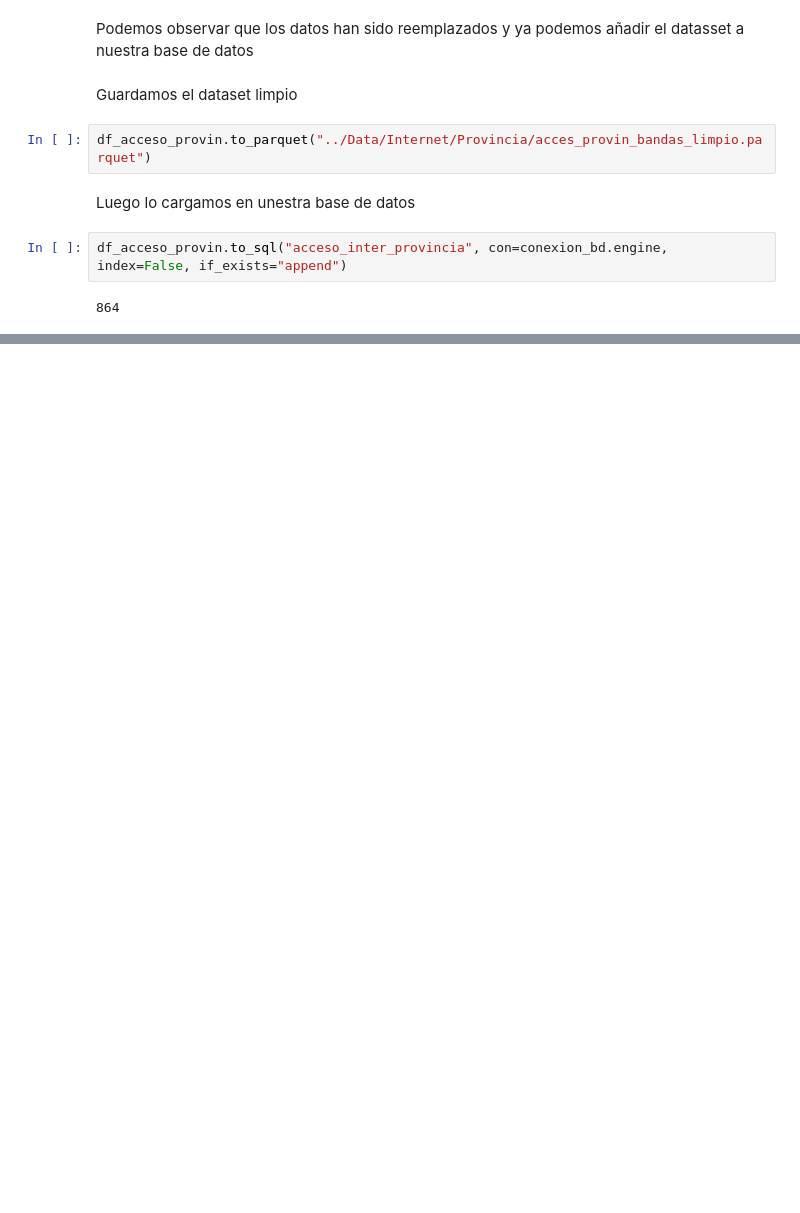
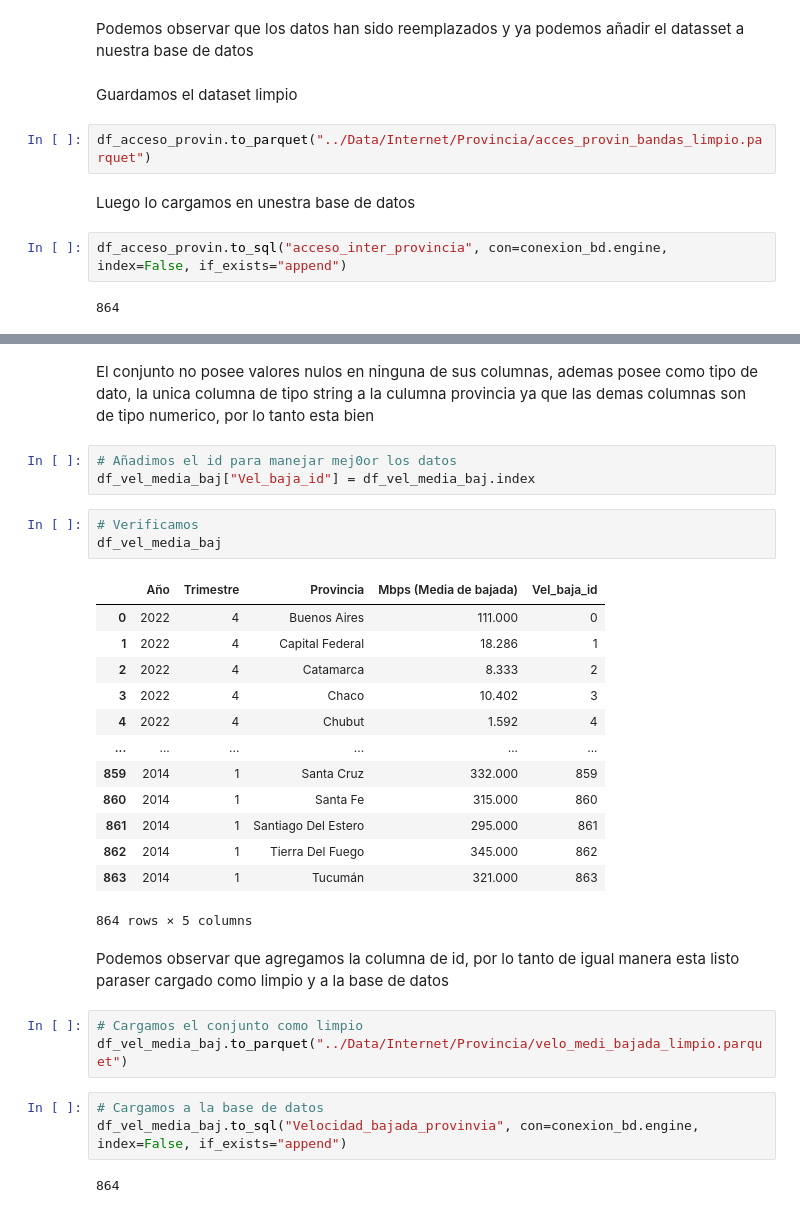
Before and after one commit to freddyv1828/Telecomunicaciones, a Jupyter notebook: Notebooks/Etl_internet.ipynb, the cells around one changed output, grey strips where cells are left out. Saved outputs shown, nothing was run; the diff lists cells and outputs as text; blank space fills up the shorter version.

```diff
--- a/Notebooks/Etl_internet.ipynb
+++ b/Notebooks/Etl_internet.ipynb
@@ -238,0 +373,32 @@ df_acceso_provin.to_sql("acceso_inter_provincia", con=conexion_bd.engine, index=
+# %% [markdown]
+El conjunto no posee valores nulos en ninguna de sus columnas, ademas posee como tipo de dato, la unica columna de tipo string a la culumna provincia ya que las demas columnas son de tipo numerico, por lo tanto esta bien
+# %%
+# Añadimos el id para manejar mej0or los datos
+df_vel_media_baj["Vel_baja_id"] = df_vel_media_baj.index
+# %%
+# Verificamos
+df_vel_media_baj
+# %% [output]
+|  | Año | Trimestre | Provincia | Mbps (Media de bajada) | Vel_baja_id |
+| 0 | 2022 | 4 | Buenos Aires | 111.000 | 0 |
+| 1 | 2022 | 4 | Capital Federal | 18.286 | 1 |
+| 2 | 2022 | 4 | Catamarca | 8.333 | 2 |
+| 3 | 2022 | 4 | Chaco | 10.402 | 3 |
+| 4 | 2022 | 4 | Chubut | 1.592 | 4 |
+| ... | ... | ... | ... | ... | ... |
+| 859 | 2014 | 1 | Santa Cruz | 332.000 | 859 |
+| 860 | 2014 | 1 | Santa Fe | 315.000 | 860 |
+| 861 | 2014 | 1 | Santiago Del Estero | 295.000 | 861 |
+| 862 | 2014 | 1 | Tierra Del Fuego | 345.000 | 862 |
+| 863 | 2014 | 1 | Tucumán | 321.000 | 863 |
+864 rows × 5 columns
+# %% [markdown]
+Podemos observar que agregamos la columna de id, por lo tanto de igual manera esta listo paraser cargado como limpio y a la base de datos
+# %%
+# Cargamos el conjunto como limpio
+df_vel_media_baj.to_parquet("../Data/Internet/Provincia/velo_medi_bajada_limpio.parquet")
+# %%
+# Cargamos a la base de datos
+df_vel_media_baj.to_sql("Velocidad_bajada_provinvia", con=conexion_bd.engine, index=False, if_exists="append")
+# %% [output]
+864
```
Also changed, not shown: parts of 22 cells of this notebook, 2 other files.
